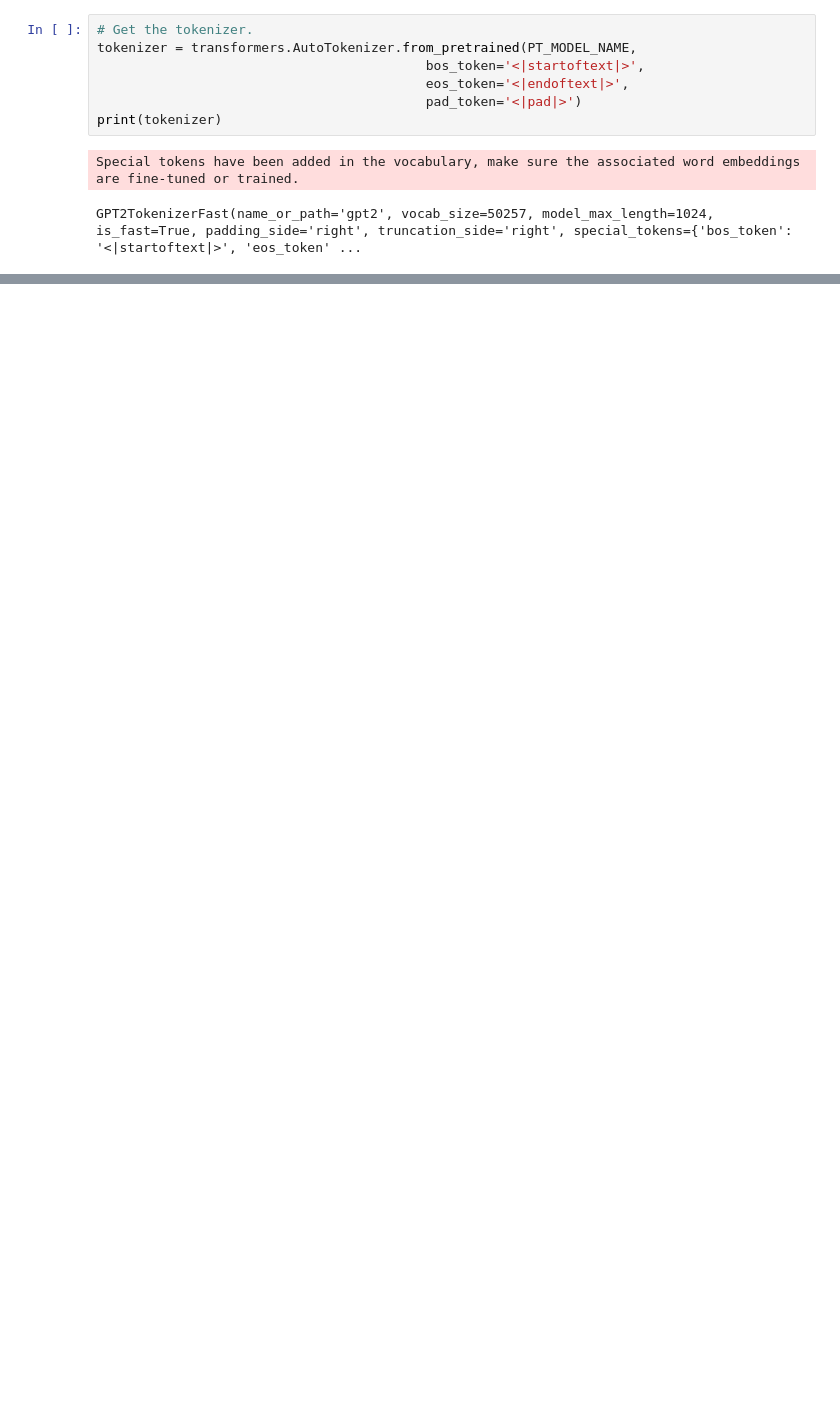
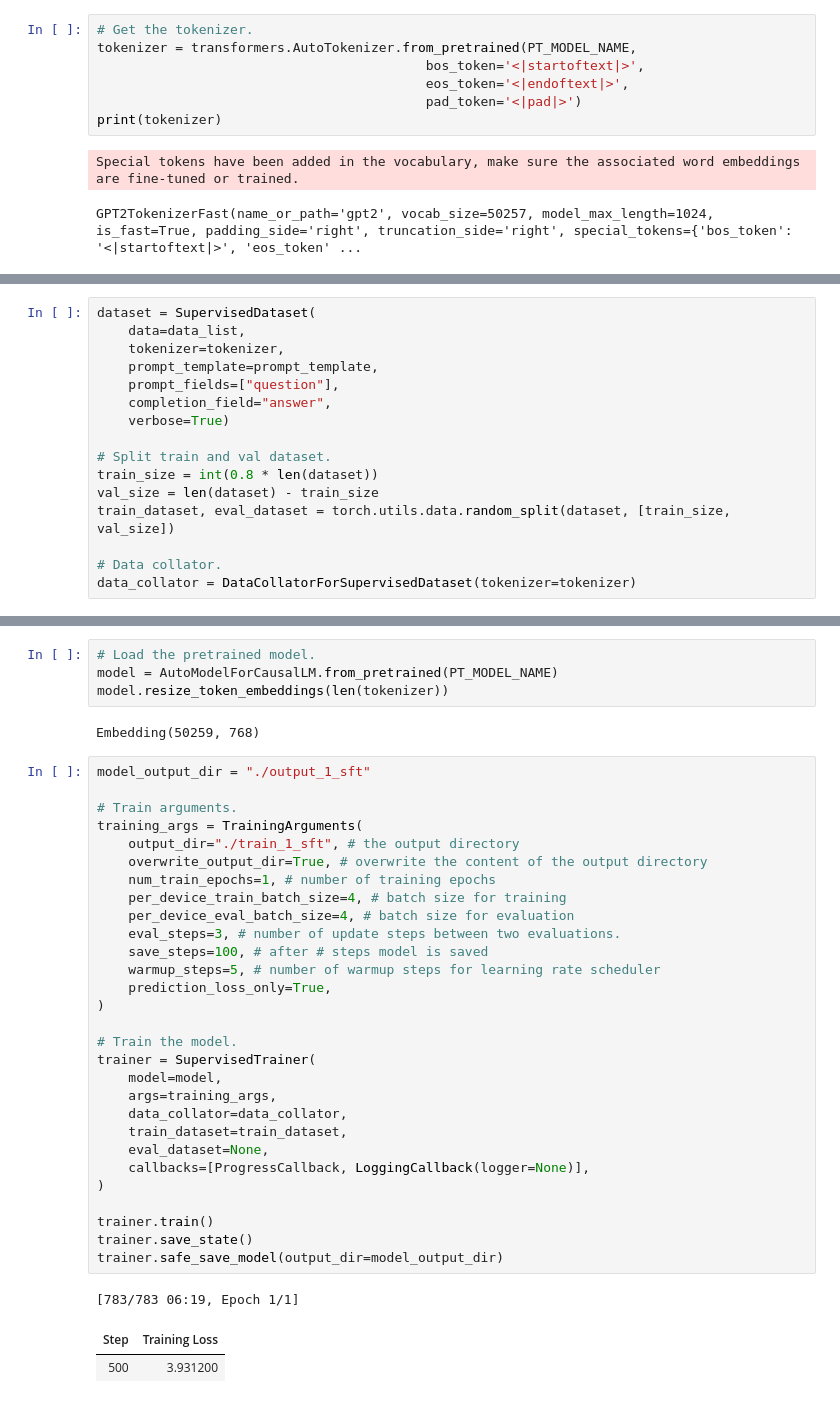
Before and after one commit to louiezzang/next-gpt, a Jupyter notebook: examples/chatgpt_replica_example.ipynb, the cells around one changed output, grey strips where cells are left out. Saved outputs shown, nothing was run; the diff lists cells and outputs as text; blank space fills up the shorter version.

```diff
--- a/examples/chatgpt_replica_example.ipynb
+++ b/examples/chatgpt_replica_example.ipynb
@@ -138,0 +148,16 @@ GPT2TokenizerFast(name_or_path='gpt2', vocab_size=50257, model_max_length=1024,
+# %%
+dataset = SupervisedDataset(
+    data=data_list,
+    tokenizer=tokenizer,
+    prompt_template=prompt_template,
+    prompt_fields=["question"],
+    completion_field="answer",
+    verbose=True)
+
+# Split train and val dataset.
+train_size = int(0.8 * len(dataset))
+val_size = len(dataset) - train_size
+train_dataset, eval_dataset = torch.utils.data.random_split(dataset, [train_size, val_size])
+
+# Data collator.
+data_collator = DataCollatorForSupervisedDataset(tokenizer=tokenizer)
@@ -138,0 +176,39 @@ GPT2TokenizerFast(name_or_path='gpt2', vocab_size=50257, model_max_length=1024,
+# %%
+# Load the pretrained model.
+model = AutoModelForCausalLM.from_pretrained(PT_MODEL_NAME)
+model.resize_token_embeddings(len(tokenizer))
+# %% [output]
+Embedding(50259, 768)
+# %%
+model_output_dir = "./output_1_sft"
+
+# Train arguments.
+training_args = TrainingArguments(
+    output_dir="./train_1_sft", # the output directory
+    overwrite_output_dir=True, # overwrite the content of the output directory
+    num_train_epochs=1, # number of training epochs
+    per_device_train_batch_size=4, # batch size for training
+    per_device_eval_batch_size=4, # batch size for evaluation
+    eval_steps=3, # number of update steps between two evaluations.
+    save_steps=100, # after # steps model is saved
+    warmup_steps=5, # number of warmup steps for learning rate scheduler
+    prediction_loss_only=True,
+)
+
+# Train the model.
+trainer = SupervisedTrainer(
+    model=model,
+    args=training_args,
+    data_collator=data_collator,
+    train_dataset=train_dataset,
+    eval_dataset=None,
+    callbacks=[ProgressCallback, LoggingCallback(logger=None)],
+)
+
+trainer.train()
+trainer.save_state()
+trainer.safe_save_model(output_dir=model_output_dir)
+# %% [output]
+[783/783 06:19, Epoch 1/1]
+| Step | Training Loss |
+| 500 | 3.931200 |
```
Also changed, not shown: parts of 12 cells of this notebook.
